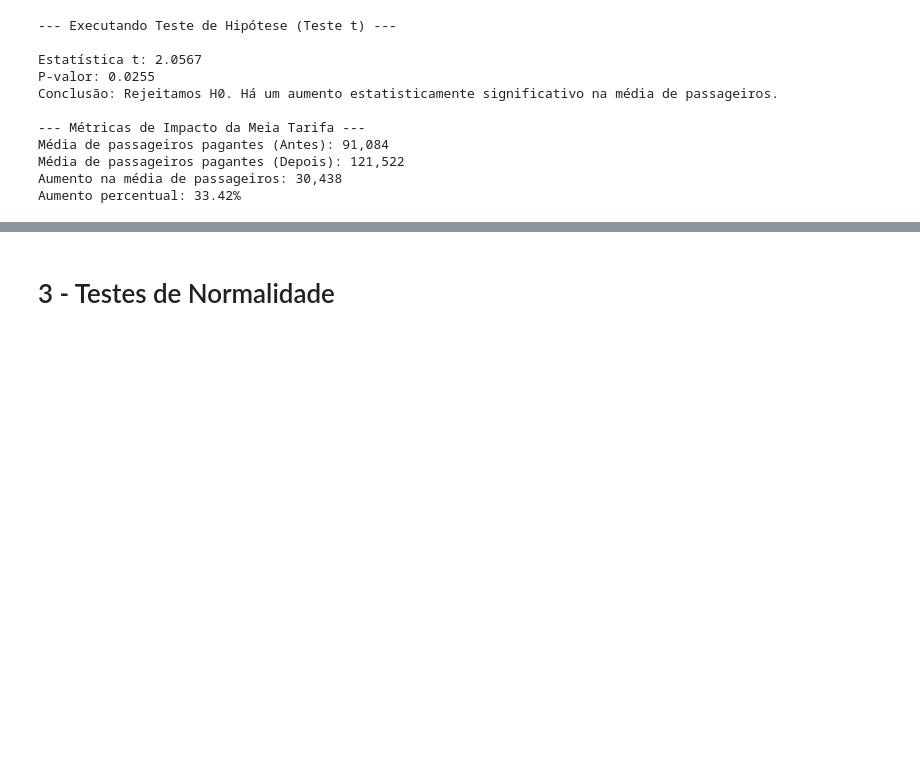
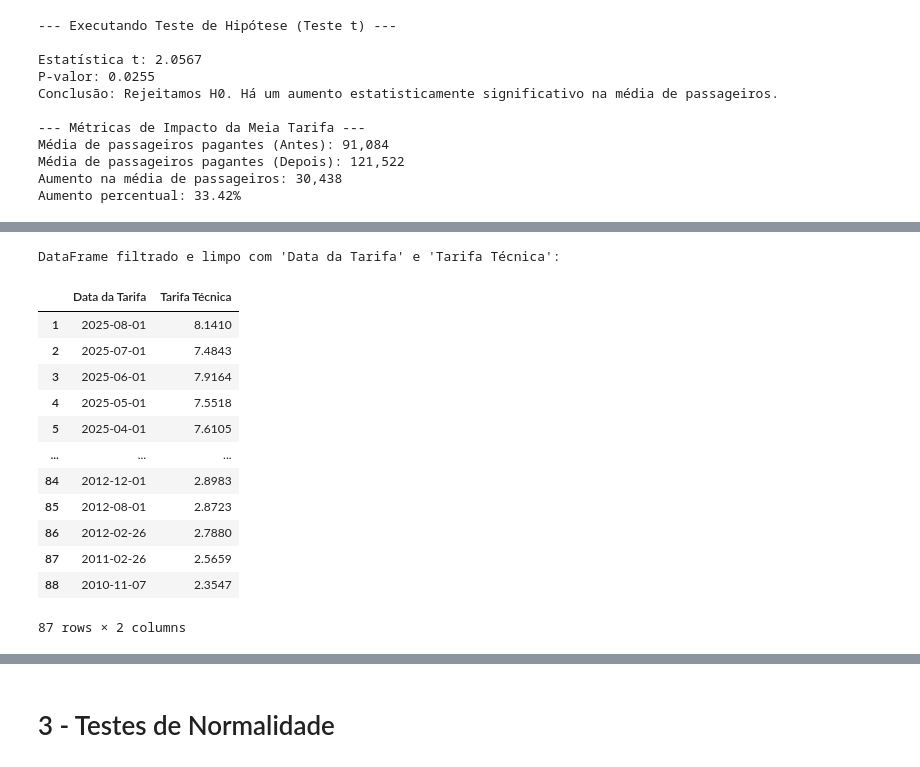
Before and after one commit to lelenzasan/Projeto_Tarifa_Zero_Curitiba, a Jupyter notebook: Espinha_Dorsal_do_Projeto_TRANSPORTE_CWB.ipynb, the cells around one changed output, grey strips where cells are left out. Saved outputs shown, nothing was run; the diff lists cells and outputs as text; code cells hidden in the pictures; blank space fills up the shorter version.

```diff
--- a/Espinha_Dorsal_do_Projeto_TRANSPORTE_CWB.ipynb
+++ b/Espinha_Dorsal_do_Projeto_TRANSPORTE_CWB.ipynb
@@ -351,0 +306,5 @@ Arquivo 'kpis_meia_tarifa.xlsx' exportado com sucesso para o seu Google Drive.
+# %%
+# Separando a tabela da evolução da tarifa técnica nos anos de 2020-2025
+df_tarifa_tecnica = 'https://raw.githubusercontent.com/lelenzasan/Projeto_Tarifa_Zero_Curitiba/main/data/1.1-evolucao_tarifa_tec_2010-2023.csv'
+df_tarifa_tecnica = pd.read_csv(df_tarifa_tecnica)
+df_tarifa_tecnica.info()
@@ -351,0 +330,8 @@ Arquivo 'kpis_meia_tarifa.xlsx' exportado com sucesso para o seu Google Drive.
+# %%
+# Convertendo a coluna 'Data da Tarifa' para datetime com o formato correto
+df_tarifa_tecnica['Data da Tarifa'] = pd.to_datetime(df_tarifa_tecnica['Data da Tarifa'], format='%d/%m/%Y', errors='coerce', dayfirst=True)
+
+# Convertendo a coluna 'Tarifa Técnica' para numérico, substituindo vírgulas por pontos
+df_tarifa_tecnica['Tarifa Técnica'] = df_tarifa_tecnica['Tarifa Técnica'].astype(str).str.replace(',', '.', regex=False).astype(float)
+
+df_tarifa_tecnica.info()
@@ -351,0 +357,25 @@ Arquivo 'kpis_meia_tarifa.xlsx' exportado com sucesso para o seu Google Drive.
+# %%
+# Filtrando o DataFrame para manter apenas as colunas de interesse
+df_tarifa_filtrada = df_tarifa_tecnica[['Data da Tarifa', 'Tarifa Técnica']].copy()
+
+# Removendo linhas com valores nulos nas colunas de interesse
+df_tarifa_filtrada.dropna(subset=['Data da Tarifa', 'Tarifa Técnica'], inplace=True)
+
+# Exibindo as primeiras linhas do DataFrame filtrado e limpo
+print("DataFrame filtrado e limpo com 'Data da Tarifa' e 'Tarifa Técnica':")
+df_tarifa_filtrada.head(90)
+# %% [output]
+DataFrame filtrado e limpo com 'Data da Tarifa' e 'Tarifa Técnica':
+|  | Data da Tarifa | Tarifa Técnica |
+| 1 | 2025-08-01 | 8.1410 |
+| 2 | 2025-07-01 | 7.4843 |
+| 3 | 2025-06-01 | 7.9164 |
+| 4 | 2025-05-01 | 7.5518 |
+| 5 | 2025-04-01 | 7.6105 |
+| ... | ... | ... |
+| 84 | 2012-12-01 | 2.8983 |
+| 85 | 2012-08-01 | 2.8723 |
+| 86 | 2012-02-26 | 2.7880 |
+| 87 | 2011-02-26 | 2.5659 |
+| 88 | 2010-11-07 | 2.3547 |
+87 rows × 2 columns
```
Also changed, not shown: parts of 40 cells of this notebook.
